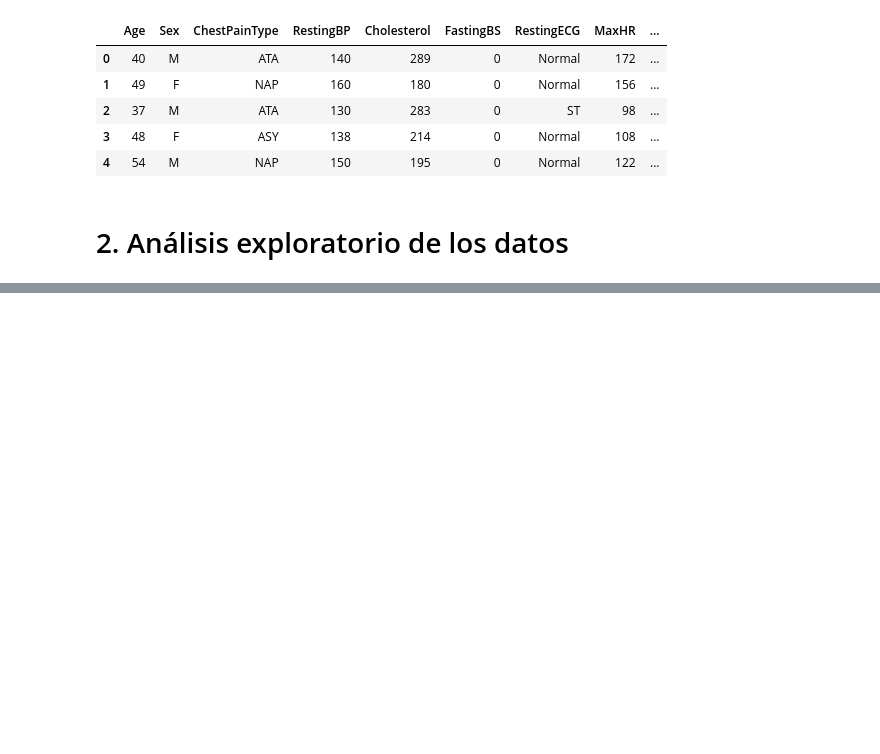
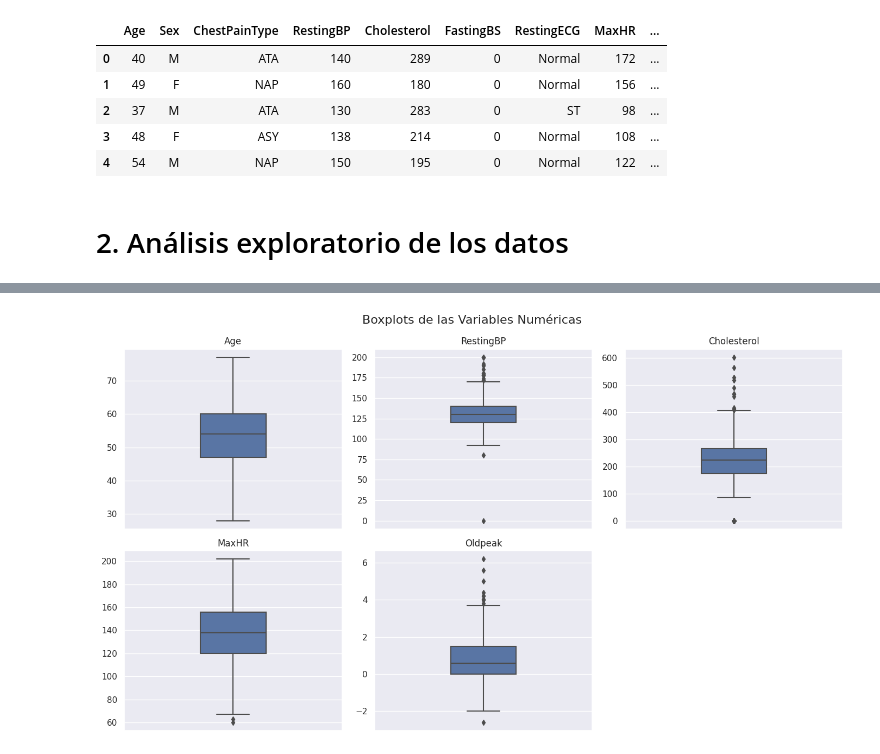
Before and after one commit to josemal98/Proyecto_ML_BEDU, a Jupyter notebook: Notebooks/josecarlos.ipynb, the cells around one changed output, grey strips where cells are left out. Cells and saved outputs as stored; diff of their text form; code cells hidden in the pictures; blank space fills up the shorter version.

```diff
--- a/Notebooks/josecarlos.ipynb
+++ b/Notebooks/josecarlos.ipynb
@@ -68,0 +148,6 @@ fig.show()
+# %%
+# Lista de columnas numéricas
+numerical_columns = ['Age', 'RestingBP', 'Cholesterol', 'MaxHR', 'Oldpeak']
+
+# Estadísticos de las variables numericas
+df[numerical_columns].describe().round(2)
@@ -68,0 +164,32 @@ fig.show()
+# %%
+
+# Configura el estilo de Seaborn en "darkgrid"
+sns.set(style="darkgrid")
+
+# Crea una figura con múltiples subplots para los boxplots
+fig, axes = plt.subplots(nrows=2, ncols=3, figsize=(14, 8))
+fig.subplots_adjust(wspace=0.5)  # Ajusta el espacio entre subplots
+
+# Asegúrate de que 'axes' sea una matriz 2D
+axes = axes.reshape(-1)
+
+# Itera a través de las columnas numéricas y crea los boxplots
+for i, column in enumerate(numerical_columns):
+        sns.boxplot(data=df, y=column, ax=axes[i], orient='v', width=0.3)  # Ancho de caja más estrecho (ajusta el valor)
+        axes[i].set_title(f'{column}')
+        axes[i].set_xlabel('')
+        axes[i].set_ylabel('')
+
+# Elimina la subgráfica vacía correspondiente a la variable FastingBS
+fig.delaxes(axes[-1])
+
+# Agrega un título general a la figura
+fig.suptitle('Boxplots de las Variables Numéricas', fontsize=16)
+
+# Ajusta el espaciado entre subplots
+plt.tight_layout()
+
+# Mostrar la figura
+plt.show()
+# %% [output]
+[figure, added]
```
Also changed, not shown: parts of 22 cells of this notebook.
